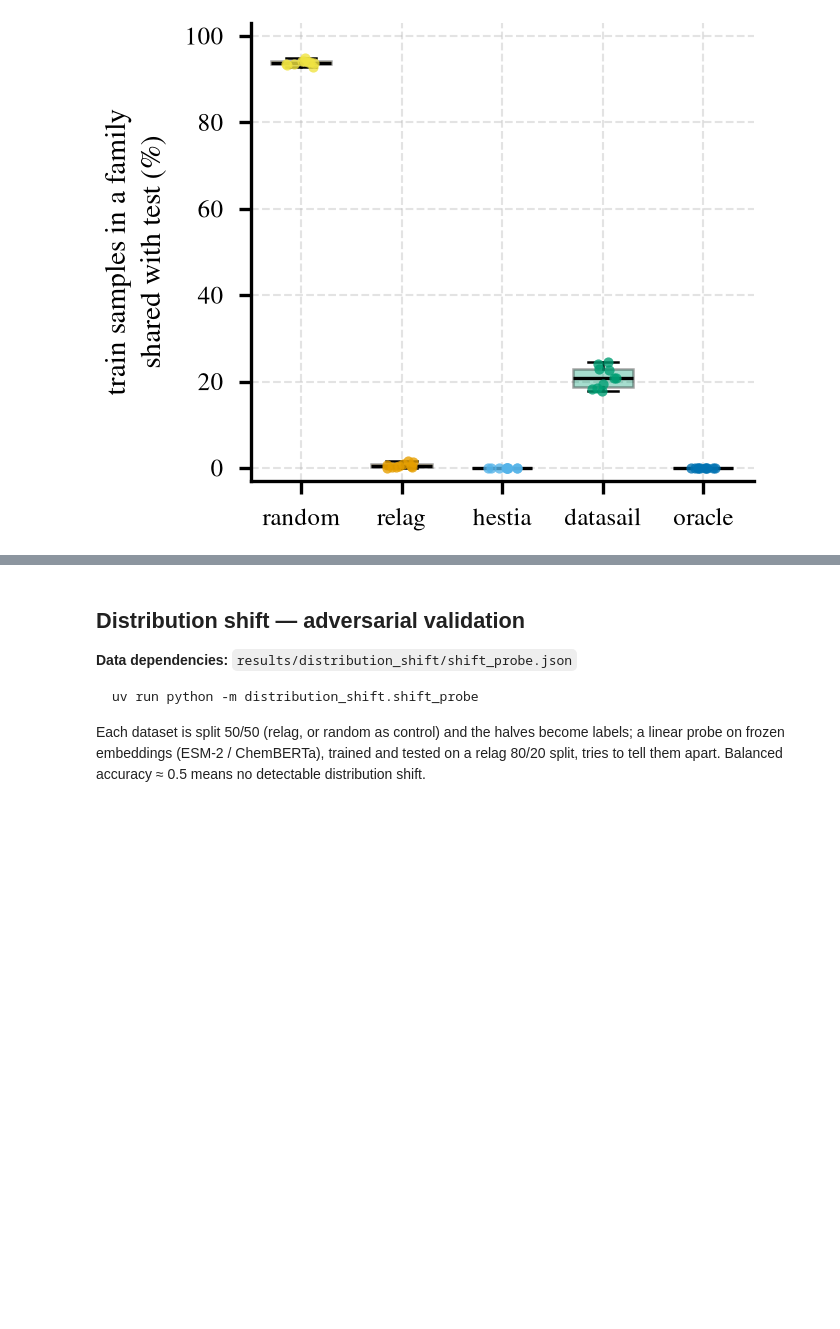
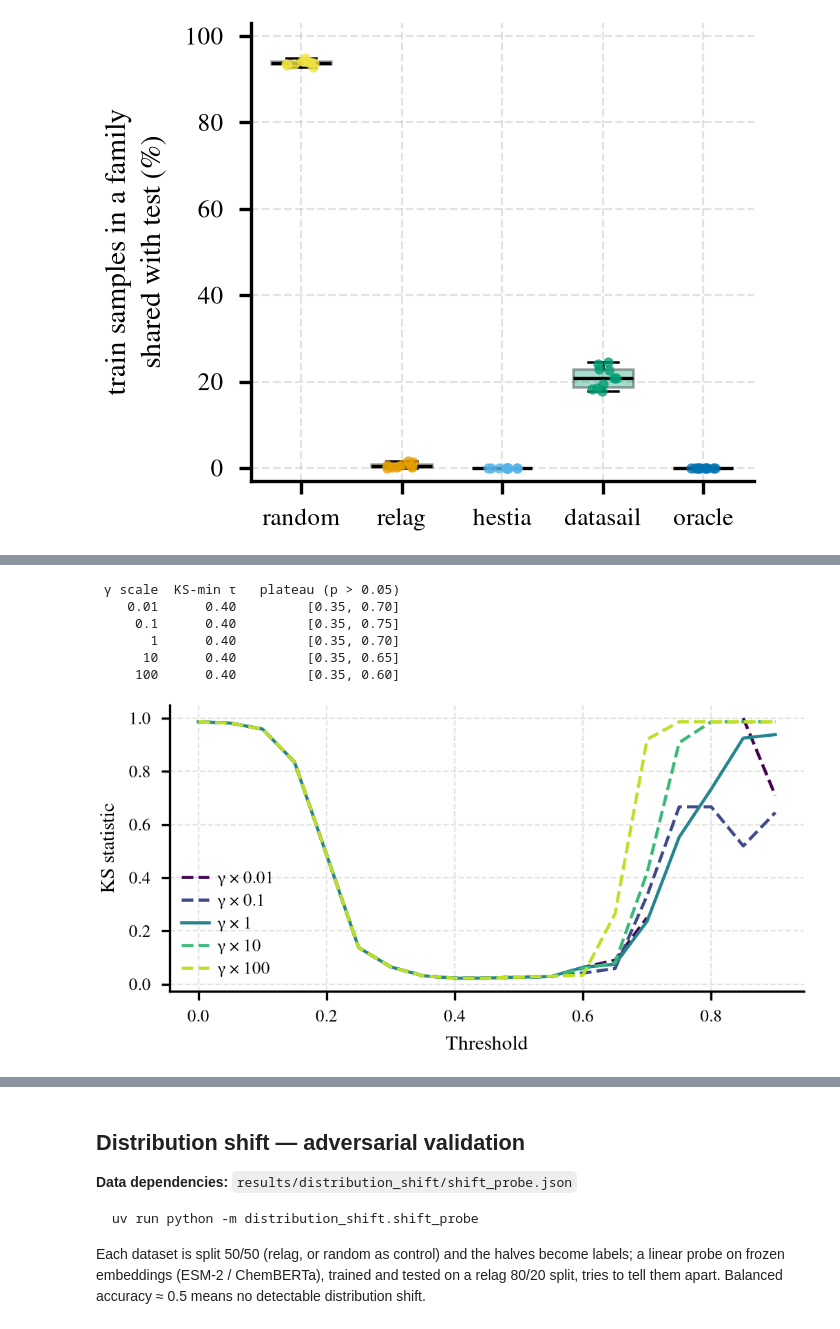
Before and after one commit to anthol42/relag-paper, a Jupyter notebook: notebooks/comparison_figures.ipynb, the cells around one changed output, grey strips where cells are left out. Saved outputs shown, nothing was run; the diff lists cells and outputs as text; code cells hidden in the pictures; blank space fills up the shorter version.

```diff
--- a/notebooks/comparison_figures.ipynb
+++ b/notebooks/comparison_figures.ipynb
@@ -1389,0 +1440,40 @@ relag               0.97               0.9              0.9
+# %%
+# ---- Null-model sensitivity: KS statistic vs threshold for scaled gamma ----------
+# Each line = the threshold sweep with gamma(tau) multiplied by a factor.
+# Markers = KS-minimising tau; shaded = acceptance plateau (KS p > 0.05) at gamma x 1.
+
+with open(Path("..") / "results" / "synthetic" / "null_sensitivity.json") as f:
+    null_sens = json.load(f)
+
+def plot_null_sensitivity():
+    sweeps = null_sens["sweeps"]
+    colors = plt.cm.viridis(np.linspace(0, 0.9, len(sweeps)))
+    fig, ax = plt.subplots(figsize=(FIG_W * 1.5, FIG_H))
+    for sweep, color in zip(sweeps, colors):
+        tau = np.array([r["threshold"] for r in sweep["results"]])
+        ks = np.array([r["ks_stat"] for r in sweep["results"]], dtype=float)
+        ls = "-" if sweep["gamma_scale"] == 1 else "--"
+        ax.plot(tau, ks, ls=ls, lw=1.1, color=color, label=f"γ × {sweep['gamma_scale']:g}")
+    ax.set_xlabel("Threshold", fontsize=7)
+    ax.set_ylabel("KS statistic", fontsize=7)
+    ax.tick_params(labelsize=6)
+    ax.legend(fontsize=6)
+    fig.tight_layout()
+
+    print(f"{'γ scale':>8} {'KS-min τ':>9} {'plateau (p > 0.05)':>20}")
+    for s in sweeps:
+        plateau = "none" if s["plateau"] is None else f"[{s['plateau'][0]:.2f}, {s['plateau'][1]:.2f}]"
+        print(f"{s['gamma_scale']:>8g} {s['ks_min_tau']:>9.2f} {plateau:>20}")
+    return fig
+
+fig = plot_null_sensitivity()
+plt.show()
+save_fig(fig, "null_sensitivity")
+# %% [output]
+ γ scale  KS-min τ   plateau (p > 0.05)
+    0.01      0.40         [0.35, 0.70]
+     0.1      0.40         [0.35, 0.75]
+       1      0.40         [0.35, 0.70]
+      10      0.40         [0.35, 0.65]
+     100      0.40         [0.35, 0.60]
+[figure, added]
```
Also changed, not shown: parts of 9 cells of this notebook, 13 other files.
